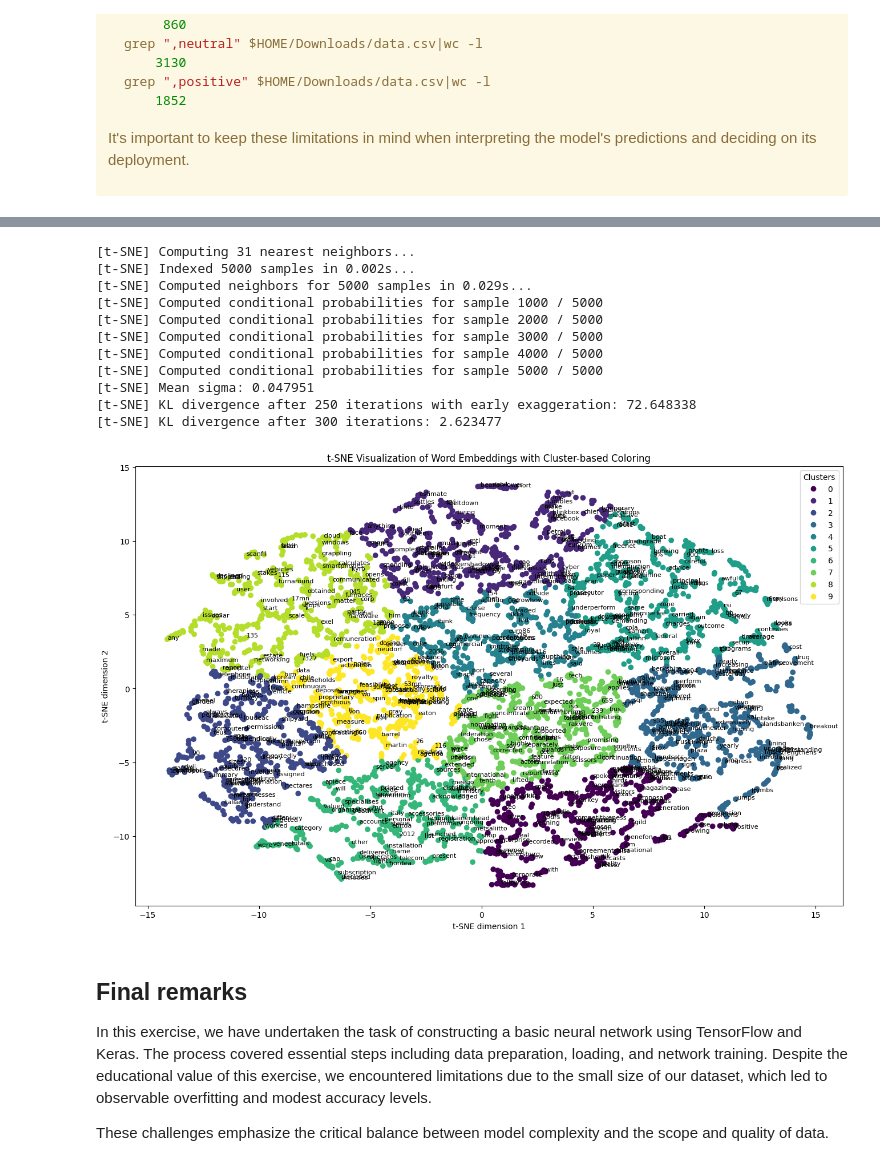
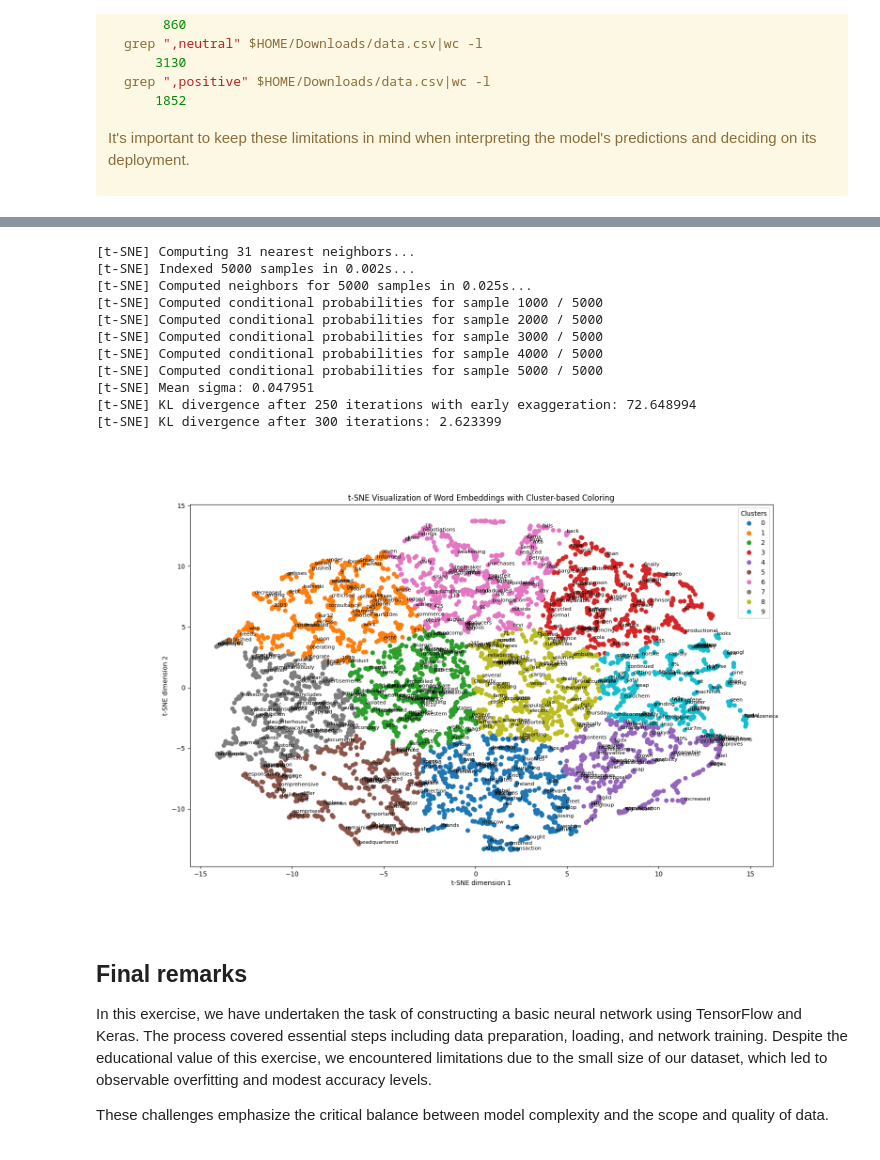
Before and after one commit to pedro-leitao/pedro-leitao.github.io, a Jupyter notebook: pages/experiments/sentiment-classification-partI/index.ipynb, the cells around one changed output, grey strips where cells are left out. Saved outputs shown, nothing was run; the diff lists cells and outputs as text; code cells hidden in the pictures.

```diff
--- a/pages/experiments/sentiment-classification-partI/index.ipynb
+++ b/pages/experiments/sentiment-classification-partI/index.ipynb
@@ -394,39 +394,39 @@ clusters = kmeans.fit_predict(tsne_results)
 # Reverse mapping from index to word, adjusted to ensure it matches the embeddings size
 num_embeddings = tsne_results.shape[0]
 reverse_word_map = {index: word for word, index in tokenizer.word_index.items() if index < num_embeddings}
 
 # Plotting with cluster-based coloring
 plt.figure(figsize=(16, 10))
-scatter = plt.scatter(tsne_results[:, 0], tsne_results[:, 1], c=clusters, cmap='viridis')  # Color by cluster membership
+scatter = plt.scatter(tsne_results[:, 0], tsne_results[:, 1], c=clusters, cmap='tab10')  # Color by cluster membership
 
 # Annotate a subset of words to avoid clutter
 for i in range(num_embeddings):
-    if i % 7 == 0:  # Adjust to annotate 1/7th of the words
+    if i % 10 == 0:  # Adjust to annotate 1/10th of the words
         word = reverse_word_map.get(i)
         if word:
             safe_word = word.replace("$", "\$")
             plt.annotate(safe_word, (tsne_results[i, 0], tsne_results[i, 1]), fontsize=8)
 
 plt.xlabel('t-SNE dimension 1')
 plt.ylabel('t-SNE dimension 2')
 plt.title('t-SNE Visualization of Word Embeddings with Cluster-based Coloring')
 
 # Creating a legend for clusters
 plt.legend(*scatter.legend_elements(), loc="best", title="Clusters")
 plt.show()
 # %% [output]
 [t-SNE] Computing 31 nearest neighbors...
 [t-SNE] Indexed 5000 samples in 0.002s...
-[t-SNE] Computed neighbors for 5000 samples in 0.029s...
+[t-SNE] Computed neighbors for 5000 samples in 0.025s...
 [t-SNE] Computed conditional probabilities for sample 1000 / 5000
 [t-SNE] Computed conditional probabilities for sample 2000 / 5000
 [t-SNE] Computed conditional probabilities for sample 3000 / 5000
 [t-SNE] Computed conditional probabilities for sample 4000 / 5000
 [t-SNE] Computed conditional probabilities for sample 5000 / 5000
 [t-SNE] Mean sigma: 0.047951
-[t-SNE] KL divergence after 250 iterations with early exaggeration: 72.648338
-[t-SNE] KL divergence after 300 iterations: 2.623477
+[t-SNE] KL divergence after 250 iterations with early exaggeration: 72.648994
+[t-SNE] KL divergence after 300 iterations: 2.623399
-[figure, old version]
+[figure, new version]
 # %% [markdown]
 ## Final remarks
 
```
Also changed, not shown: 1 other file.
